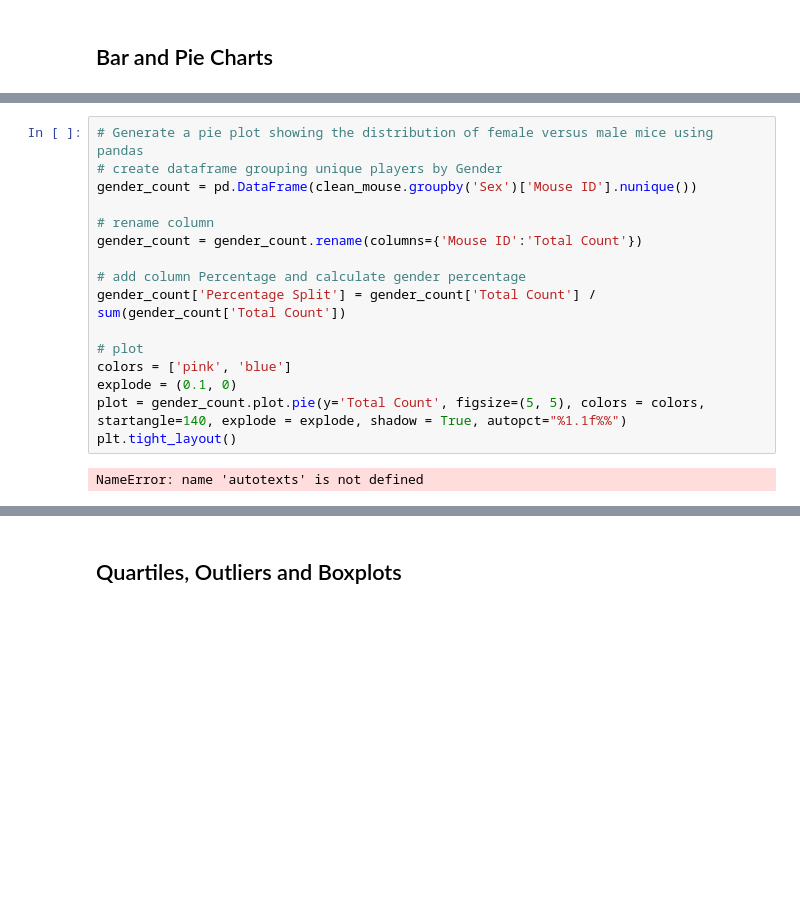
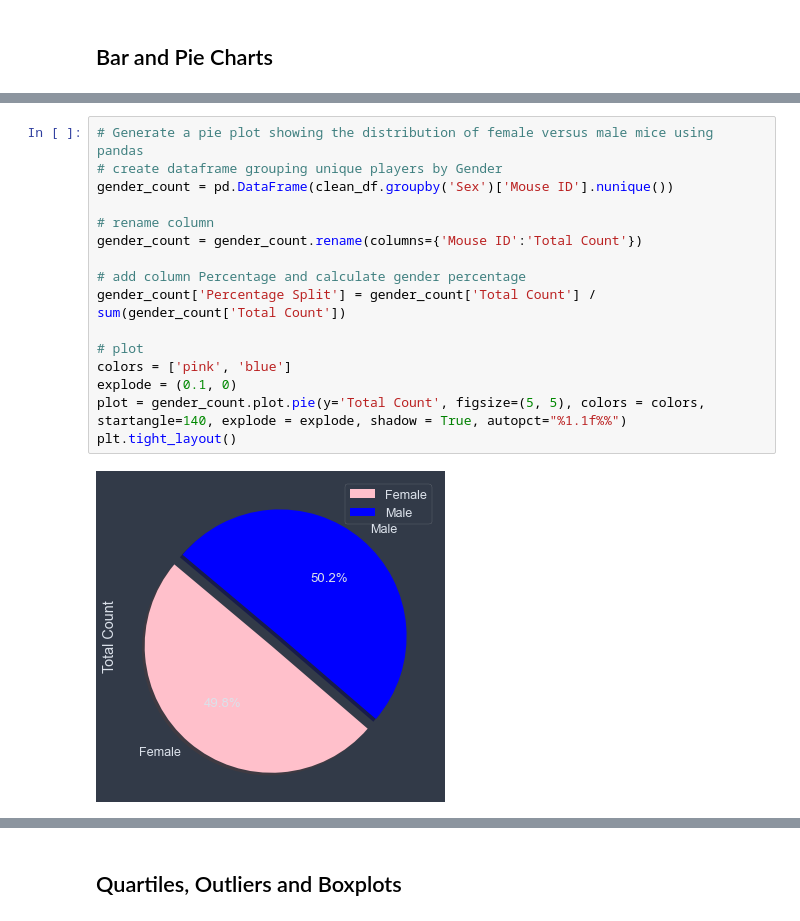
Before and after one commit to speedracer05/Matplotlib-Challenge, a Jupyter notebook: Pymaceuticals/pymaceuticals_starter.ipynb, the cells around one changed output, grey strips where cells are left out. Cells and saved outputs as stored; diff of their text form; blank space fills up the shorter version.

```diff
--- a/Pymaceuticals/pymaceuticals_starter.ipynb
+++ b/Pymaceuticals/pymaceuticals_starter.ipynb
@@ -191,21 +203,21 @@ plt.tight_layout()
 # %%
 # Generate a pie plot showing the distribution of female versus male mice using pandas
 # create dataframe grouping unique players by Gender
-gender_count = pd.DataFrame(clean_mouse.groupby('Sex')['Mouse ID'].nunique())
+gender_count = pd.DataFrame(clean_df.groupby('Sex')['Mouse ID'].nunique())
 
 # rename column
 gender_count = gender_count.rename(columns={'Mouse ID':'Total Count'})
 
 # add column Percentage and calculate gender percentage
 gender_count['Percentage Split'] = gender_count['Total Count'] / sum(gender_count['Total Count'])
 
 # plot
 colors = ['pink', 'blue']
 explode = (0.1, 0)
 plot = gender_count.plot.pie(y='Total Count', figsize=(5, 5), colors = colors, startangle=140, explode = explode, shadow = True, autopct="%1.1f%%")
 plt.tight_layout()
 # %% [output]
-NameError: name 'autotexts' is not defined
+[figure, added]
 # %%
 # Generate a pie plot showing the distribution of female versus male mice using pyplot
 # Gender count female, male
```
Also changed, not shown: parts of 12 cells of this notebook.
